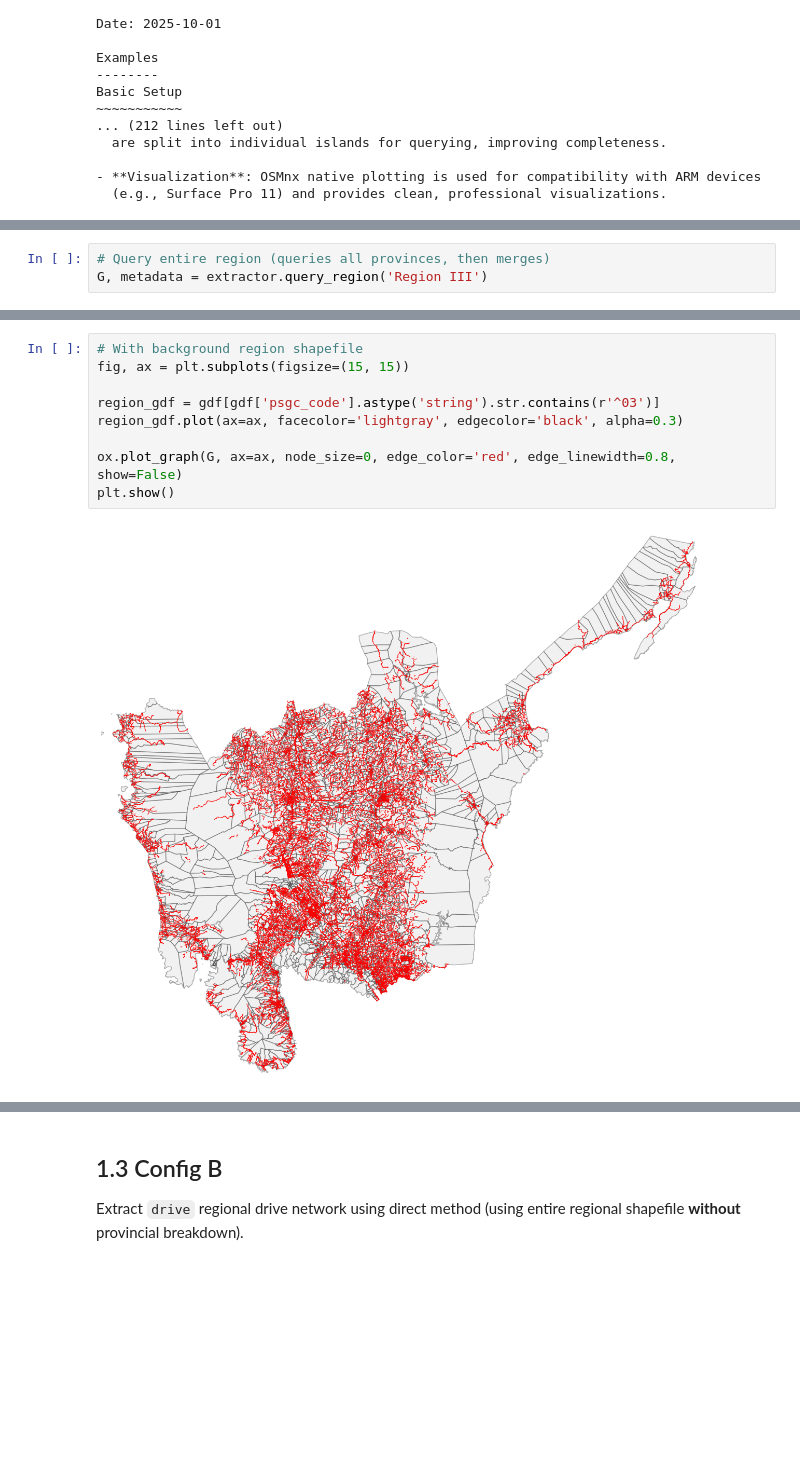
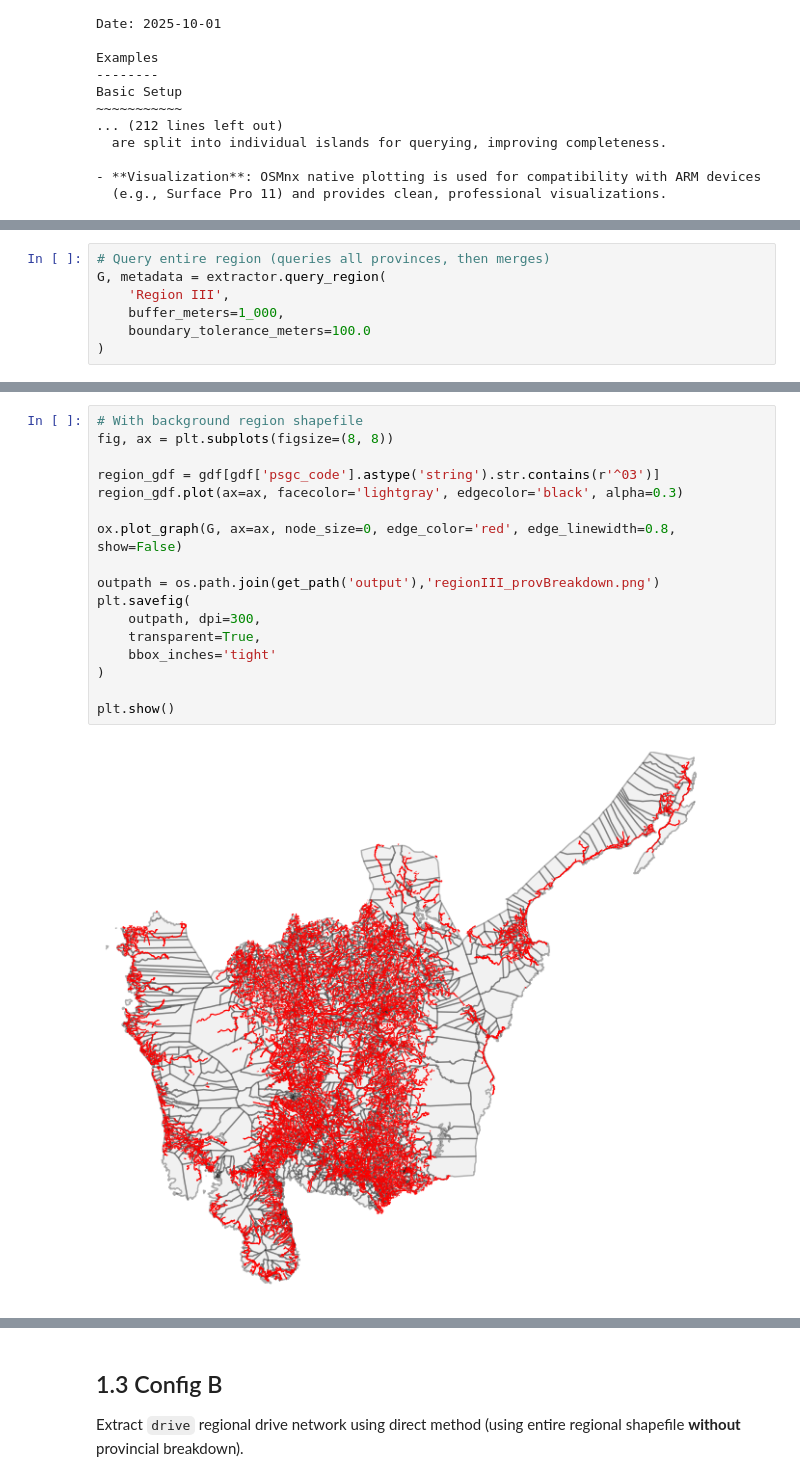
Before and after one commit to cair-philippines/project_paaral, a Jupyter notebook: notebooks/0.3-get-road-networks.ipynb, the cells around one changed output, grey strips where cells are left out. Saved outputs shown, nothing was run; the diff lists cells and outputs as text; blank space fills up the shorter version.

```diff
--- a/notebooks/0.3-get-road-networks.ipynb
+++ b/notebooks/0.3-get-road-networks.ipynb
@@ -135,6 +135,10 @@ INFO:modules.regional_road_network_extractor:Available provinces: 4
 # %%
 # Query entire region (queries all provinces, then merges)
-G, metadata = extractor.query_region('Region III')
+G, metadata = extractor.query_region(
+    'Region III',
+    buffer_meters=1_000,
+    boundary_tolerance_meters=100.0
+)
 # %% [output]
 INFO - ============================================================
 INFO:modules.regional_road_network_extractor:============================================================
@@ -156,11 +160,19 @@ INFO:modules.regional_road_network_extractor:Regional graph: 181761 nodes, 11793
 # %%
 # With background region shapefile
-fig, ax = plt.subplots(figsize=(15, 15))
+fig, ax = plt.subplots(figsize=(8, 8))
 
 region_gdf = gdf[gdf['psgc_code'].astype('string').str.contains(r'^03')]
 region_gdf.plot(ax=ax, facecolor='lightgray', edgecolor='black', alpha=0.3)
 
 ox.plot_graph(G, ax=ax, node_size=0, edge_color='red', edge_linewidth=0.8, show=False)
+
+outpath = os.path.join(get_path('output'),'regionIII_provBreakdown.png')
+plt.savefig(
+    outpath, dpi=300,
+    transparent=True,
+    bbox_inches='tight'
+)
+
 plt.show()
 # %% [output]
-[figure, old version]
+[figure, new version]
```
Also changed, not shown: parts of 17 cells of this notebook.
